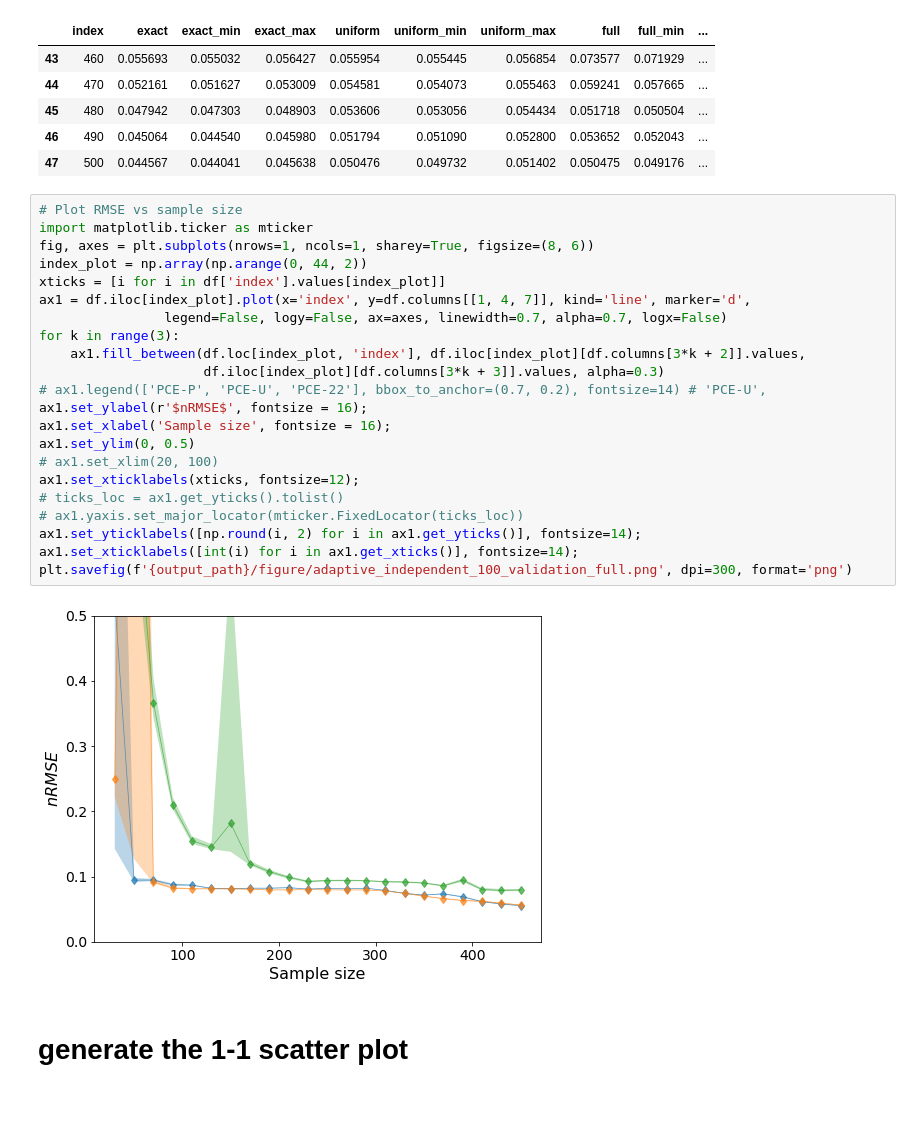
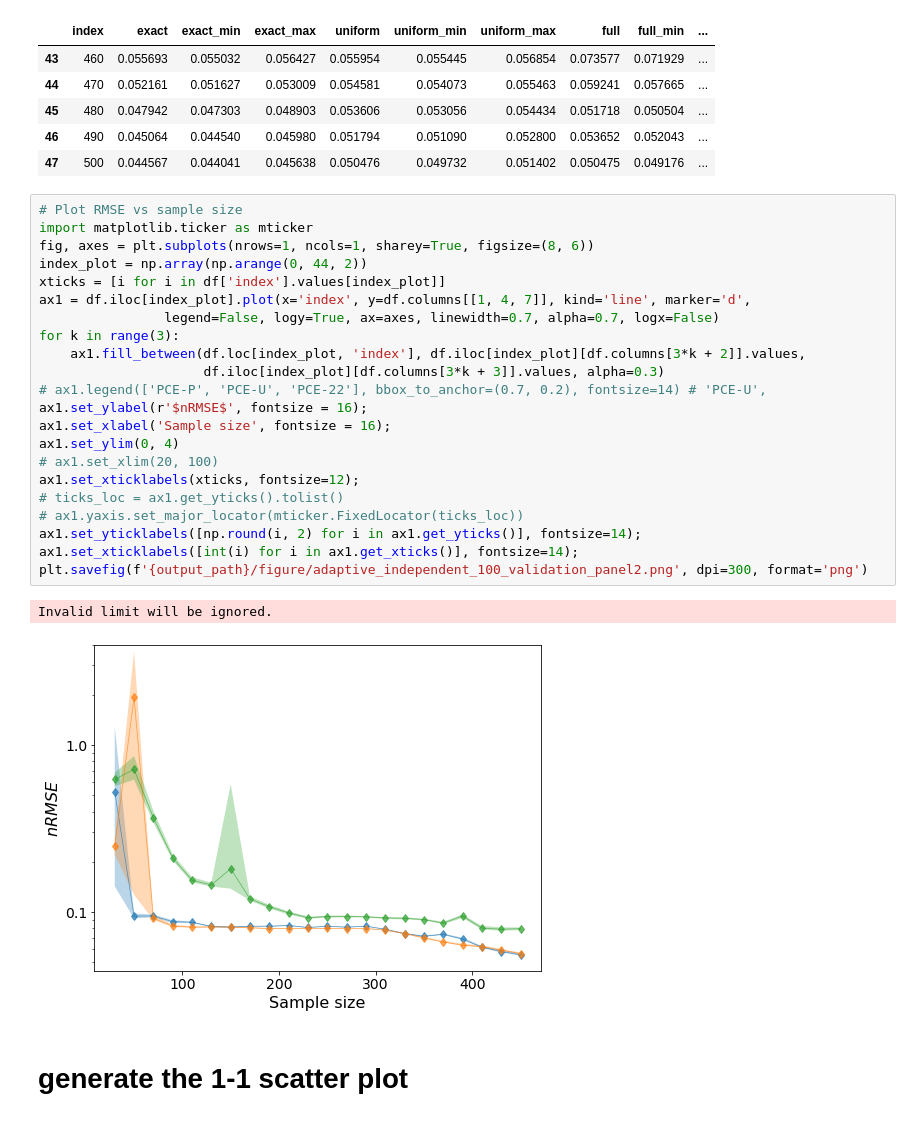
Before and after one commit to QianWanghhu/factor_fixing, a Jupyter notebook: qian_dev/PCE-performance.ipynb, the cells around one changed output. Saved outputs shown, nothing was run; the diff lists cells and outputs as text.

```diff
--- a/qian_dev/PCE-performance.ipynb
+++ b/qian_dev/PCE-performance.ipynb
@@ -85,27 +85,28 @@ df.tail(5)
 # %%
 # Plot RMSE vs sample size
 import matplotlib.ticker as mticker
 fig, axes = plt.subplots(nrows=1, ncols=1, sharey=True, figsize=(8, 6))
 index_plot = np.array(np.arange(0, 44, 2))
 xticks = [i for i in df['index'].values[index_plot]]
 ax1 = df.iloc[index_plot].plot(x='index', y=df.columns[[1, 4, 7]], kind='line', marker='d',
-                legend=False, logy=False, ax=axes, linewidth=0.7, alpha=0.7, logx=False)
+                legend=False, logy=True, ax=axes, linewidth=0.7, alpha=0.7, logx=False)
 for k in range(3):
     ax1.fill_between(df.loc[index_plot, 'index'], df.iloc[index_plot][df.columns[3*k + 2]].values,
                      df.iloc[index_plot][df.columns[3*k + 3]].values, alpha=0.3)
 # ax1.legend(['PCE-P', 'PCE-U', 'PCE-22'], bbox_to_anchor=(0.7, 0.2), fontsize=14) # 'PCE-U',
 ax1.set_ylabel(r'$nRMSE$', fontsize = 16);
 ax1.set_xlabel('Sample size', fontsize = 16);
-ax1.set_ylim(0, 0.5)
+ax1.set_ylim(0, 4)
 # ax1.set_xlim(20, 100)
 ax1.set_xticklabels(xticks, fontsize=12);
 # ticks_loc = ax1.get_yticks().tolist()
 # ax1.yaxis.set_major_locator(mticker.FixedLocator(ticks_loc))
 ax1.set_yticklabels([np.round(i, 2) for i in ax1.get_yticks()], fontsize=14);
 ax1.set_xticklabels([int(i) for i in ax1.get_xticks()], fontsize=14);
-plt.savefig(f'{output_path}/figure/adaptive_independent_100_validation_full.png', dpi=300, format='png')
+plt.savefig(f'{output_path}/figure/adaptive_independent_100_validation_panel2.png', dpi=300, format='png')
 # %% [output]
+Invalid limit will be ignored.
-[figure, old version]
+[figure, new version]
 # %% [markdown]
 # generate the 1-1 scatter plot
 # %%
```
